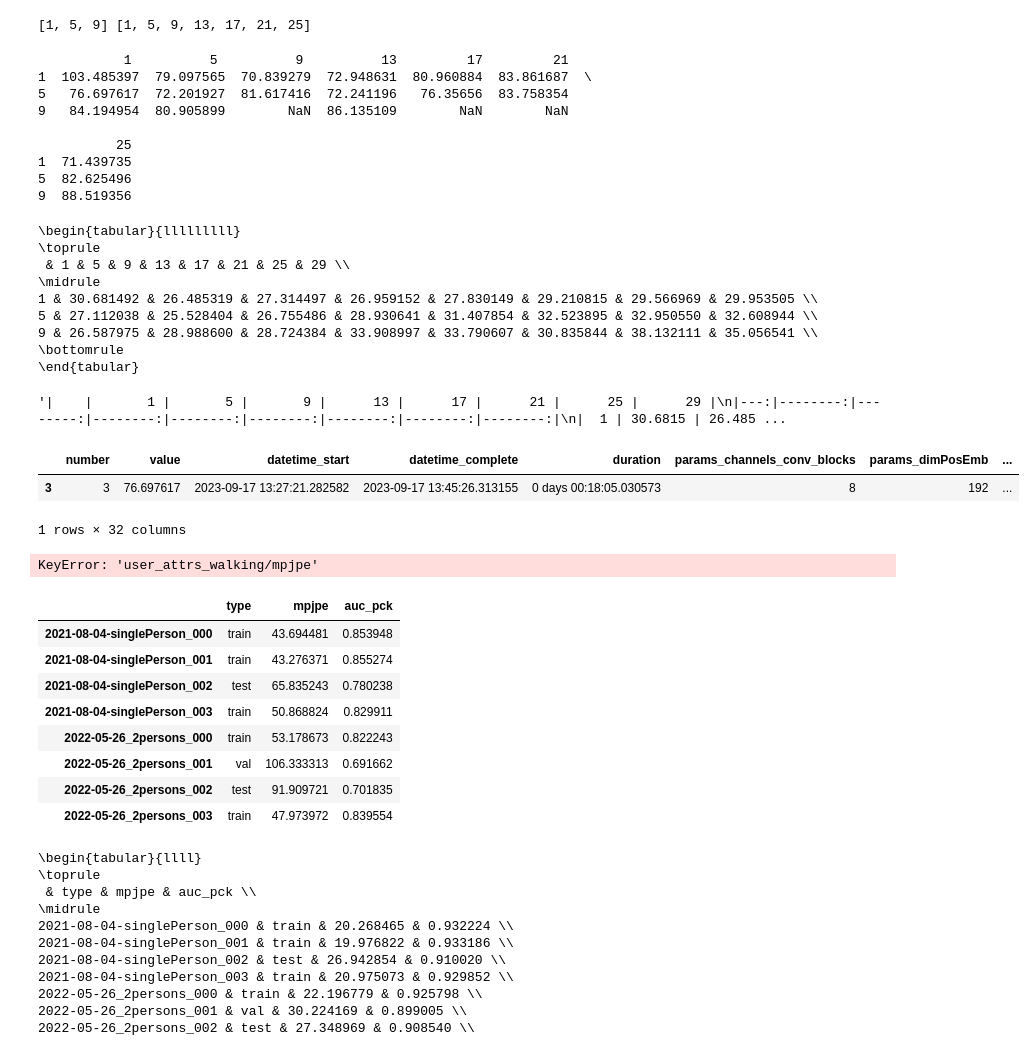
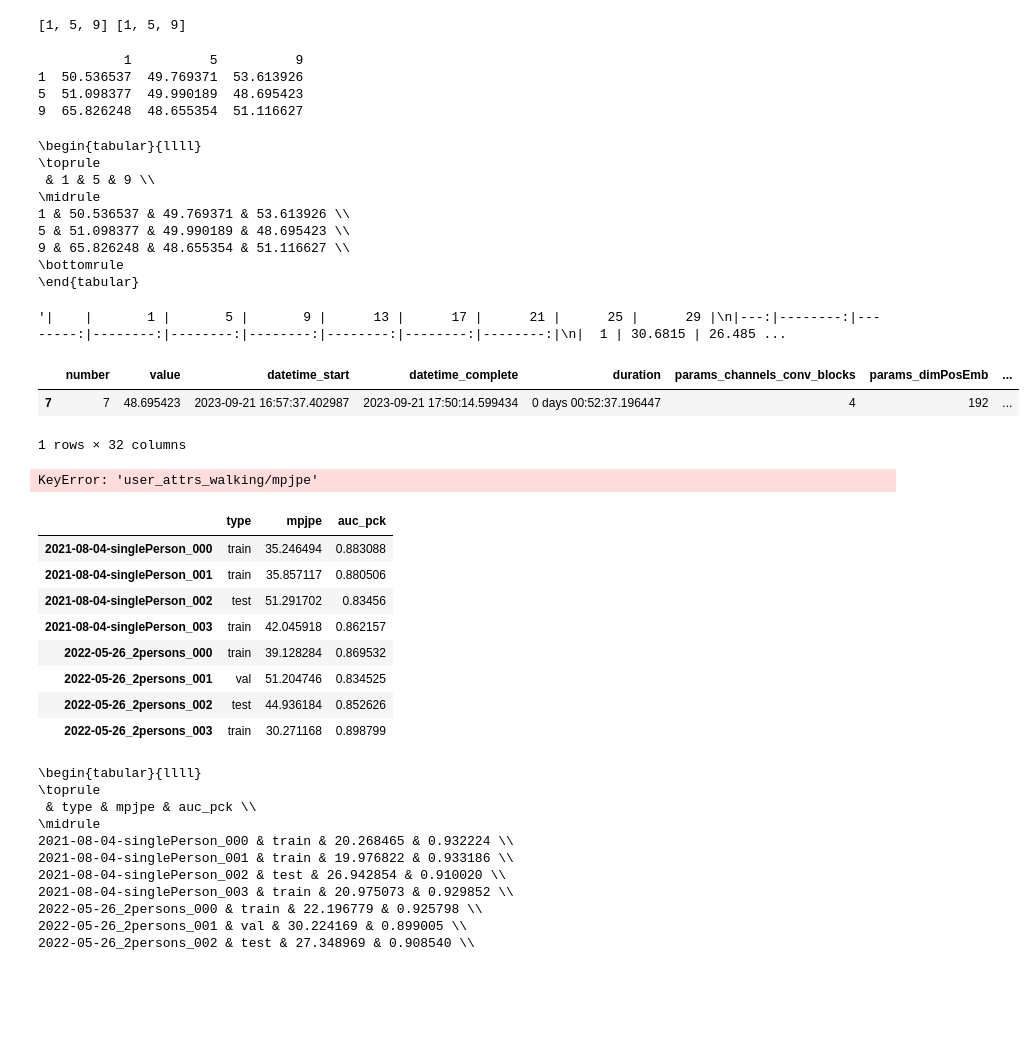
Before and after one commit to AlekseiZhuravlev/MotionMixerConv, a Jupyter notebook: conv_mixer/optuna_visualization.ipynb, the cells around one changed output. Saved outputs shown, nothing was run; the diff lists cells and outputs as text; code cells hidden in the pictures; blank space fills up the shorter version.

```diff
--- a/conv_mixer/optuna_visualization.ipynb
+++ b/conv_mixer/optuna_visualization.ipynb
@@ -1,10 +1,10 @@
 # %%
 import optuna
 
-# /home/azhuavlev/Desktop/Results/CUDA_lab/Final_project/studies/ais_reg=-1_out_nTP=10_skip=1_onlyKernels_twice_global/results.db
+# /home/azhuavlev/Desktop/Results/CUDA_lab/Final_project/studies/ais_twice_autoregressive_teacher999/results.db
 
 base_folder = f'/home/azhuavlev/Desktop/Results/CUDA_lab/Final_project/studies'
-study_name = 'ais_reg=-1_out_nTP=10_skip=1_onlyKernels_twice_global'
+study_name = 'ais_twice_autoregressive_teacher999'
 
 
 study = optuna.create_study(
@@ -68,7 +50,7 @@ kernels_x = sorted(df['params_kernel1_x_Time'].unique())
 kernels_y = sorted(df['params_kernel1_y_Pose'].unique())
 print(kernels_x, kernels_y)
 # %% [output]
-[1, 5, 9] [1, 5, 9, 13, 17, 21, 25]
+[1, 5, 9] [1, 5, 9]
 # %%
 # make a dataframe in which row indices will be values of kernels_x, column indices will be values of kernels_y, and values will be the 'values_0' column values from df
 import numpy as np
@@ -90,25 +72,20 @@ df2 = df2
 df2 = df2.round(1)
 print(df2)
 # %% [output]
-           1          5          9          13         17         21
-1  103.485397  79.097565  70.839279  72.948631  80.960884  83.861687  \
-5   76.697617  72.201927  81.617416  72.241196   76.35656  83.758354
-9   84.194954  80.905899        NaN  86.135109        NaN        NaN
-
-          25
-1  71.439735
-5  82.625496
-9  88.519356
+           1          5          9
+1  50.536537  49.769371  53.613926
+5  51.098377  49.990189  48.695423
+9  65.826248  48.655354  51.116627
 # %%
 print(df2.to_latex())
 # %% [output]
-\begin{tabular}{lllllllll}
+\begin{tabular}{llll}
 \toprule
- & 1 & 5 & 9 & 13 & 17 & 21 & 25 & 29 \\
+ & 1 & 5 & 9 \\
 \midrule
-1 & 30.681492 & 26.485319 & 27.314497 & 26.959152 & 27.830149 & 29.210815 & 29.566969 & 29.953505 \\
-5 & 27.112038 & 25.528404 & 26.755486 & 28.930641 & 31.407854 & 32.523895 & 32.950550 & 32.608944 \\
-9 & 26.587975 & 28.988600 & 28.724384 & 33.908997 & 33.790607 & 30.835844 & 38.132111 & 35.056541 \\
+1 & 50.536537 & 49.769371 & 53.613926 \\
+5 & 51.098377 & 49.990189 & 48.695423 \\
+9 & 65.826248 & 48.655354 & 51.116627 \\
 \bottomrule
 \end{tabular}
 # %%
@@ -116,11 +93,11 @@ df2.to_markdown()
 # %% [output]
 '|    |       1 |       5 |       9 |      13 |      17 |      21 |      25 |      29 |\n|---:|--------:|--------:|--------:|--------:|--------:|--------:|--------:|--------:|\n|  1 | 30.6815 | 26.485 ...
 # %%
-df_best = df[(df['params_channels_conv_blocks'] == 8) & (df['params_dimPosEmb'] == 192) & (df['params_kernel1_x_Time'] == 5) & (df['params_kernel1_y_Pose'] == 1) & (df['params_num_blocks'] == 6)].copy()
+df_best = df[(df['params_channels_conv_blocks'] == 4) & (df['params_dimPosEmb'] == 192) & (df['params_kernel1_x_Time'] == 5) & (df['params_kernel1_y_Pose'] == 9) & (df['params_num_blocks'] == 6)].copy()
 df_best
 # %% [output]
 |  | number | value | datetime_start | datetime_complete | duration | params_channels_conv_blocks | params_dimPosEmb | ... |
-| 3 | 3 | 76.697617 | 2023-09-17 13:27:21.282582 | 2023-09-17 13:45:26.313155 | 0 days 00:18:05.030573 | 8 | 192 | ... |
+| 7 | 7 | 48.695423 | 2023-09-21 16:57:37.402987 | 2023-09-21 17:50:14.599434 | 0 days 00:52:37.196447 | 4 | 192 | ... |
 1 rows × 32 columns
 # %%
 actions = ["walking", "eating", "smoking", "discussion", "directions",
@@ -178,14 +155,14 @@ df_actions = df_actions[['type', 'mpjpe', 'auc_pck']]
 df_actions
 # %% [output]
 |  | type | mpjpe | auc_pck |
-| 2021-08-04-singlePerson_000 | train | 43.694481 | 0.853948 |
-| 2021-08-04-singlePerson_001 | train | 43.276371 | 0.855274 |
-| 2021-08-04-singlePerson_002 | test | 65.835243 | 0.780238 |
-| 2021-08-04-singlePerson_003 | train | 50.868824 | 0.829911 |
-| 2022-05-26_2persons_000 | train | 53.178673 | 0.822243 |
-| 2022-05-26_2persons_001 | val | 106.333313 | 0.691662 |
-| 2022-05-26_2persons_002 | test | 91.909721 | 0.701835 |
-| 2022-05-26_2persons_003 | train | 47.973972 | 0.839554 |
+| 2021-08-04-singlePerson_000 | train | 35.246494 | 0.883088 |
+| 2021-08-04-singlePerson_001 | train | 35.857117 | 0.880506 |
+| 2021-08-04-singlePerson_002 | test | 51.291702 | 0.83456 |
+| 2021-08-04-singlePerson_003 | train | 42.045918 | 0.862157 |
+| 2022-05-26_2persons_000 | train | 39.128284 | 0.869532 |
+| 2022-05-26_2persons_001 | val | 51.204746 | 0.834525 |
+| 2022-05-26_2persons_002 | test | 44.936184 | 0.852626 |
+| 2022-05-26_2persons_003 | train | 30.271168 | 0.898799 |
 # %%
 print(df_actions.to_latex())
 # %% [output]
```
Also changed, not shown: parts of 5 cells of this notebook, 3 other files.
